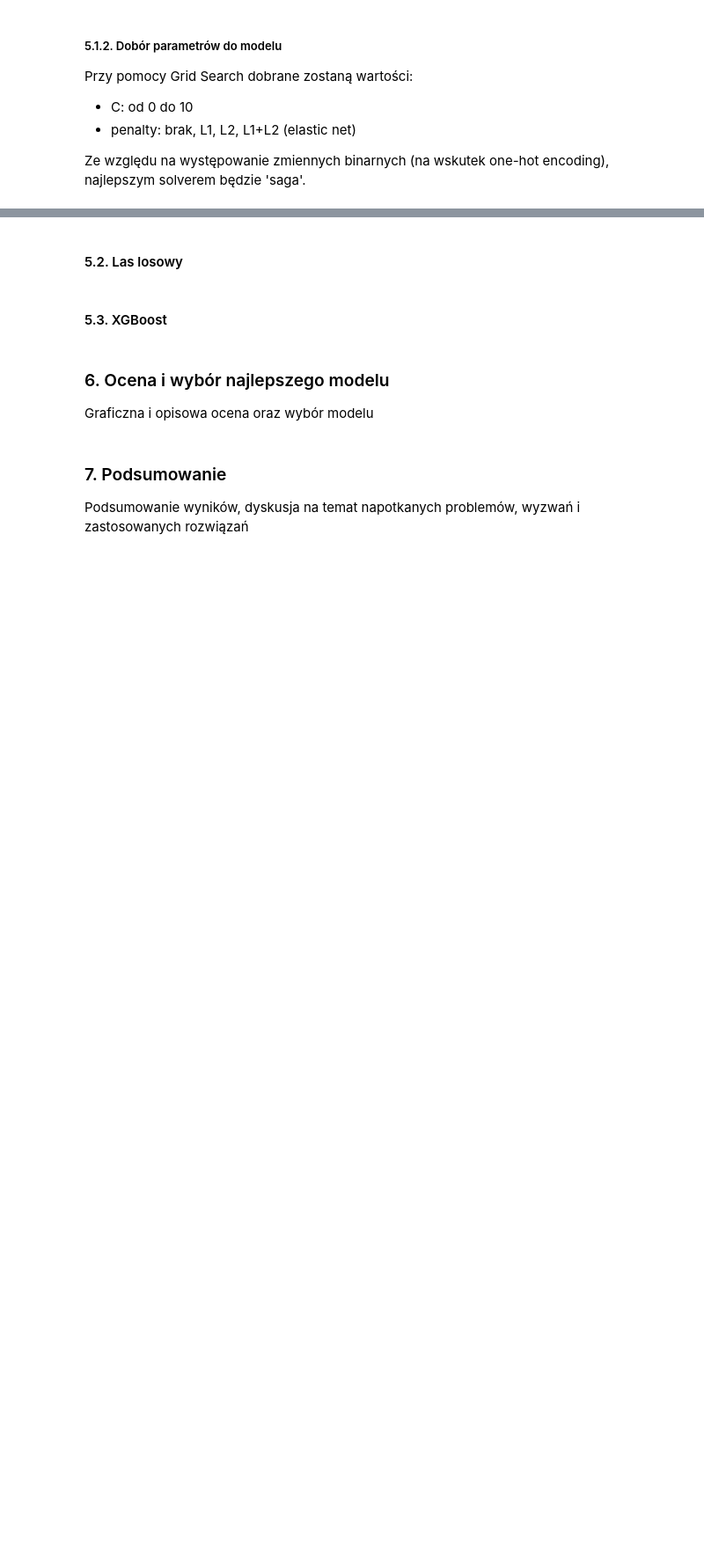
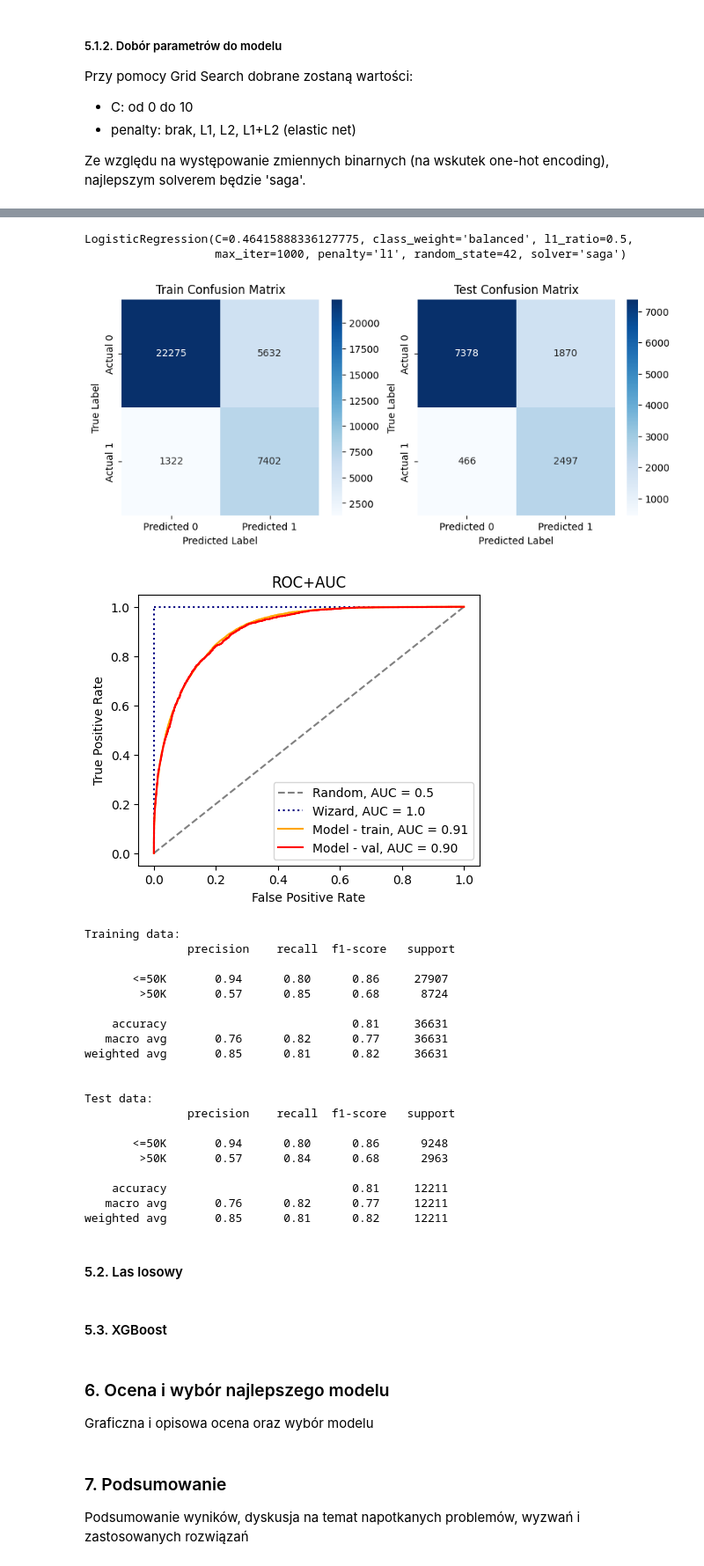
Before and after one commit to hoanganhlinh/SRD-projekt, a Jupyter notebook: adult-classification.ipynb, the cells around one changed output, grey strips where cells are left out. Shown at 88% size. Drawn from its saved outputs; the diff is of its cells as text; code cells hidden in the pictures; blank space fills up the shorter version.

```diff
--- a/adult-classification.ipynb
+++ b/adult-classification.ipynb
@@ -824,3 +904,42 @@ GridSearch:     0.7813875630
+# %%
+lr = LogisticRegression(solver="saga", class_weight='balanced',
+                        C=0.46415888336127775, penalty='l1',
+                        max_iter=1000, random_state=42, l1_ratio=0.5)
+# %%
+lr.fit(X_train, y_train)
+# %% [output]
+LogisticRegression(C=0.46415888336127775, class_weight='balanced', l1_ratio=0.5,
+                   max_iter=1000, penalty='l1', random_state=42, solver='saga')
+# %%
+y_train_lr = lr.predict(X_train)
+y_test_lr = lr.predict(X_test)
+# %%
+plot_confusion_matrices(y_train, y_train_lr, y_test, y_test_lr)
+plot_roc_auc_curve(X_train, y_train, X_test, y_test, lr)
+print_report(y_train, y_train_lr, y_test, y_test_lr, target_names)
+# %% [output]
+[figure, added]
+[figure, added]
+Training data:
+               precision    recall  f1-score   support
+
+       <=50K       0.94      0.80      0.86     27907
+        >50K       0.57      0.85      0.68      8724
+
+    accuracy                           0.81     36631
+   macro avg       0.76      0.82      0.77     36631
+weighted avg       0.85      0.81      0.82     36631
+
+
+Test data:
+               precision    recall  f1-score   support
+
+       <=50K       0.94      0.80      0.86      9248
+        >50K       0.57      0.84      0.68      2963
+
+    accuracy                           0.81     12211
+   macro avg       0.76      0.82      0.77     12211
+weighted avg       0.85      0.81      0.82     12211
 # %% [markdown]
 #### 5.2. Las losowy
 # %% [markdown]
```
Also changed, not shown: parts of 28 cells of this notebook.
